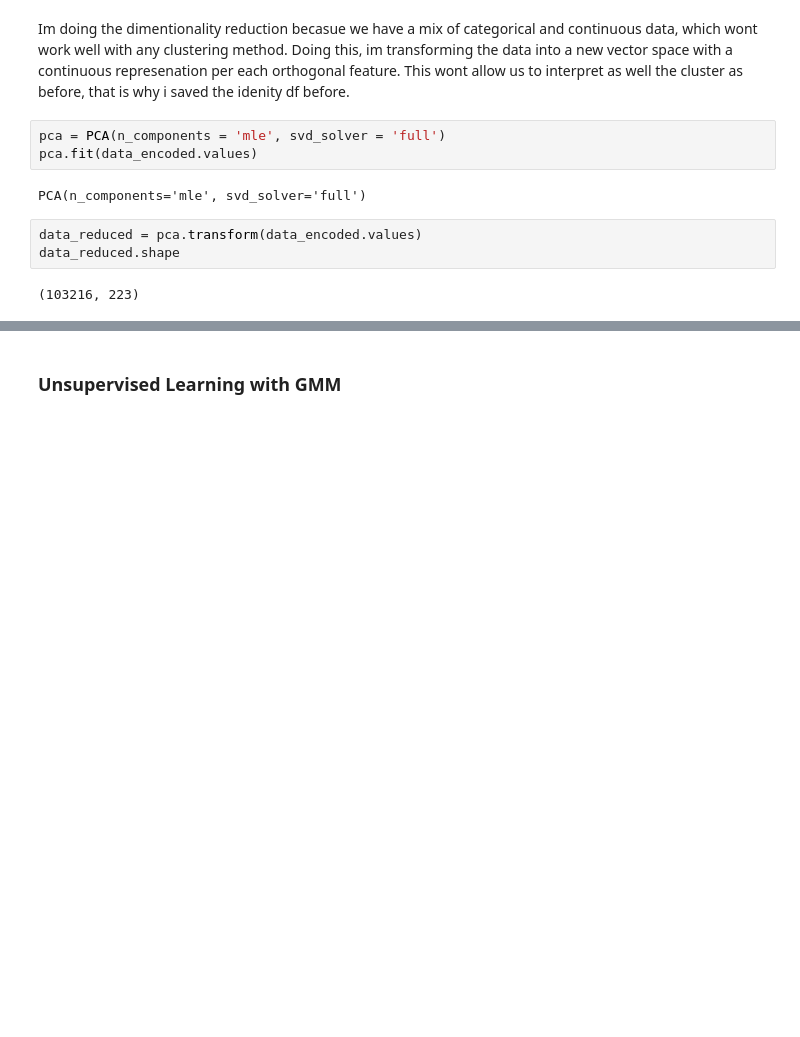
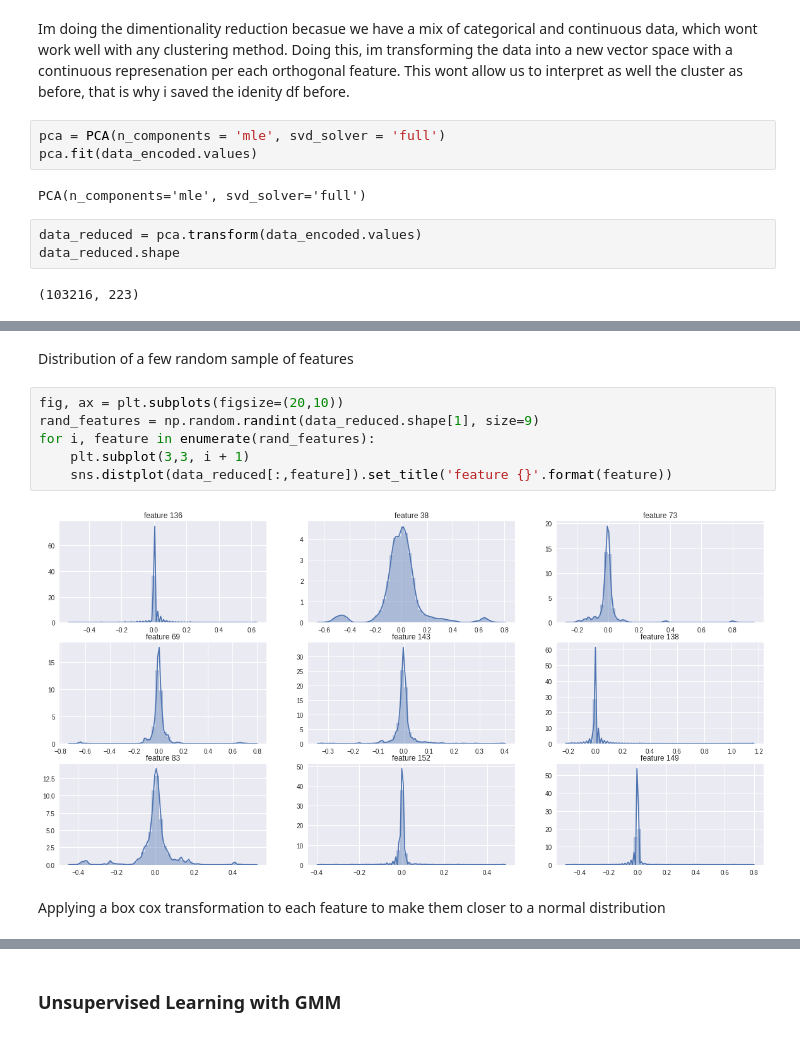
Before and after one commit to dehoyosb/MinJusticia_team77_DS4A_Project, a Jupyter notebook: unsupervised_daniel_v2.ipynb, the cells around one changed output, grey strips where cells are left out. Drawn from its saved outputs; the diff is of its cells as text; blank space fills up the shorter version.

```diff
--- a/unsupervised_daniel_v2.ipynb
+++ b/unsupervised_daniel_v2.ipynb
@@ -444,0 +463,12 @@ data_reduced.shape
+# %% [markdown]
+Distribution of a few random sample of features
+# %%
+fig, ax = plt.subplots(figsize=(20,10))
+rand_features = np.random.randint(data_reduced.shape[1], size=9)
+for i, feature in enumerate(rand_features):
+    plt.subplot(3,3, i + 1)
+    sns.distplot(data_reduced[:,feature]).set_title('feature {}'.format(feature))
+# %% [output]
+[figure, added]
+# %% [markdown]
+Applying a box cox transformation to each feature to make them closer to a normal distribution
```
Also changed, not shown: parts of 34 cells of this notebook.
